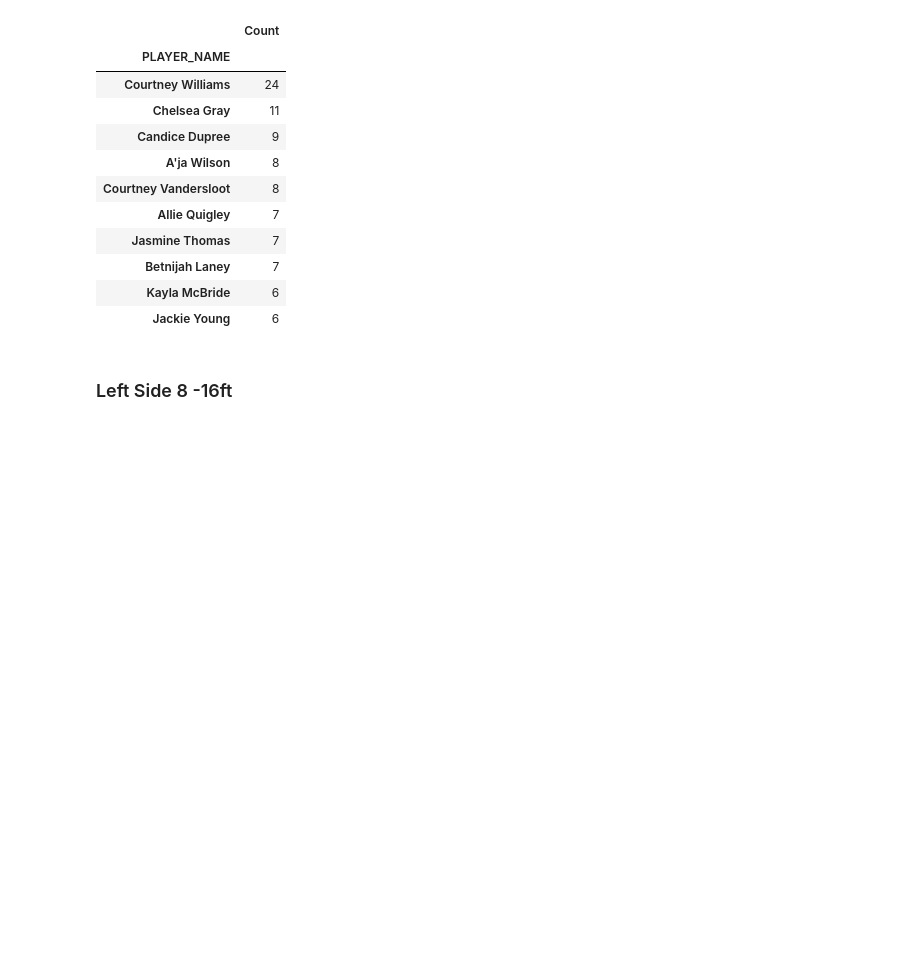
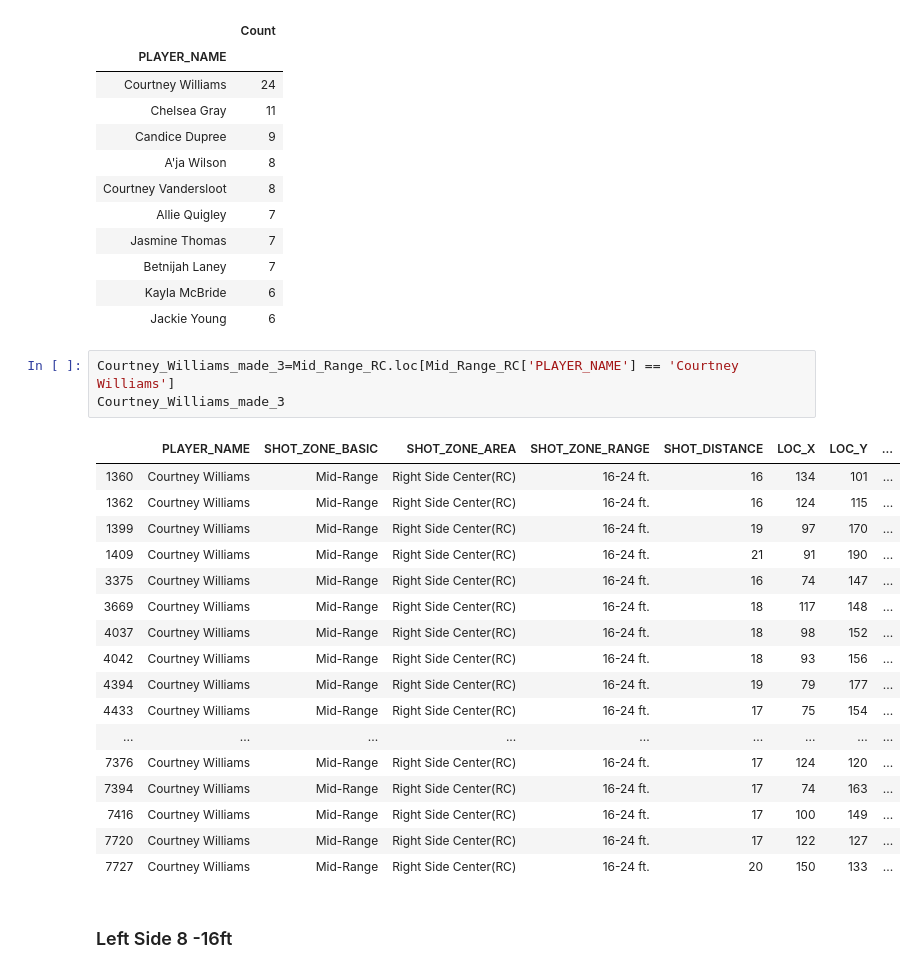
Before and after one commit to stewart-lacy/WNBA, a Jupyter notebook: WNBA_Shooting_2020.ipynb, the cells around one changed output. Cells and saved outputs as stored; diff of their text form; blank space fills up the shorter version.

```diff
--- a/WNBA_Shooting_2020.ipynb
+++ b/WNBA_Shooting_2020.ipynb
@@ -189,6 +233,27 @@ Mid_Range_RC.groupby(by='PLAYER_NAME').sum()['Count'].sort_values(ascending=Fals
 | Betnijah Laney | 7 |
 | Kayla McBride | 6 |
 | Jackie Young | 6 |
+# %%
+Courtney_Williams_made_3=Mid_Range_RC.loc[Mid_Range_RC['PLAYER_NAME'] == 'Courtney Williams']
+Courtney_Williams_made_3
+# %% [output]
+|  | PLAYER_NAME | SHOT_ZONE_BASIC | SHOT_ZONE_AREA | SHOT_ZONE_RANGE | SHOT_DISTANCE | LOC_X | LOC_Y | ... |
+| 1360 | Courtney Williams | Mid-Range | Right Side Center(RC) | 16-24 ft. | 16 | 134 | 101 | ... |
+| 1362 | Courtney Williams | Mid-Range | Right Side Center(RC) | 16-24 ft. | 16 | 124 | 115 | ... |
+| 1399 | Courtney Williams | Mid-Range | Right Side Center(RC) | 16-24 ft. | 19 | 97 | 170 | ... |
+| 1409 | Courtney Williams | Mid-Range | Right Side Center(RC) | 16-24 ft. | 21 | 91 | 190 | ... |
+| 3375 | Courtney Williams | Mid-Range | Right Side Center(RC) | 16-24 ft. | 16 | 74 | 147 | ... |
+| 3669 | Courtney Williams | Mid-Range | Right Side Center(RC) | 16-24 ft. | 18 | 117 | 148 | ... |
+| 4037 | Courtney Williams | Mid-Range | Right Side Center(RC) | 16-24 ft. | 18 | 98 | 152 | ... |
+| 4042 | Courtney Williams | Mid-Range | Right Side Center(RC) | 16-24 ft. | 18 | 93 | 156 | ... |
+| 4394 | Courtney Williams | Mid-Range | Right Side Center(RC) | 16-24 ft. | 19 | 79 | 177 | ... |
+| 4433 | Courtney Williams | Mid-Range | Right Side Center(RC) | 16-24 ft. | 17 | 75 | 154 | ... |
+| ... | ... | ... | ... | ... | ... | ... | ... | ... |
+| 7376 | Courtney Williams | Mid-Range | Right Side Center(RC) | 16-24 ft. | 17 | 124 | 120 | ... |
+| 7394 | Courtney Williams | Mid-Range | Right Side Center(RC) | 16-24 ft. | 17 | 74 | 163 | ... |
+| 7416 | Courtney Williams | Mid-Range | Right Side Center(RC) | 16-24 ft. | 17 | 100 | 149 | ... |
+| 7720 | Courtney Williams | Mid-Range | Right Side Center(RC) | 16-24 ft. | 17 | 122 | 127 | ... |
+| 7727 | Courtney Williams | Mid-Range | Right Side Center(RC) | 16-24 ft. | 20 | 150 | 133 | ... |
 # %% [markdown]
 ### Left Side 8 -16ft
 # %%
```
Also changed, not shown: parts of 13 cells of this notebook, 1 other file.
